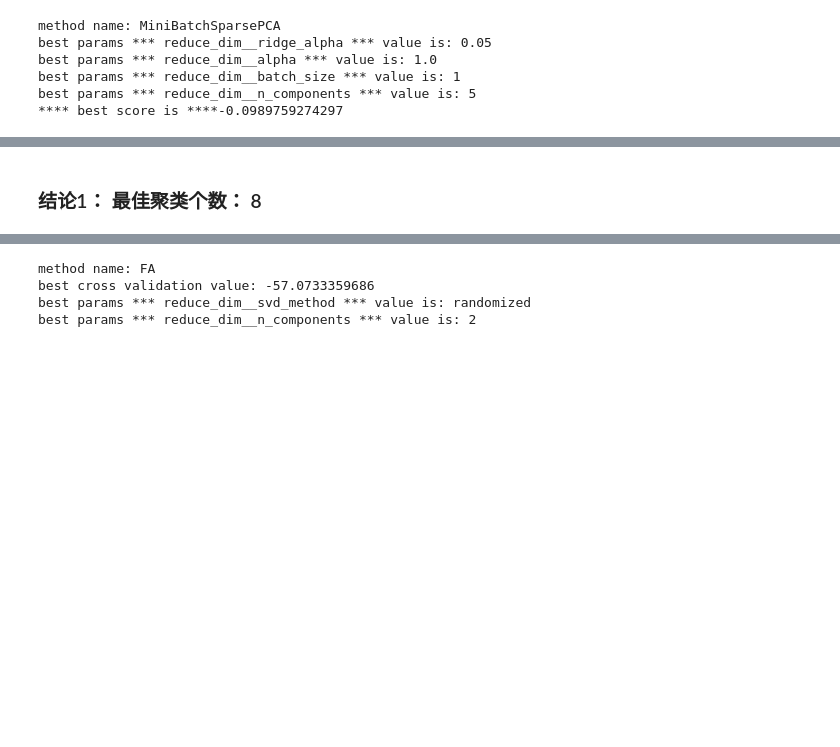
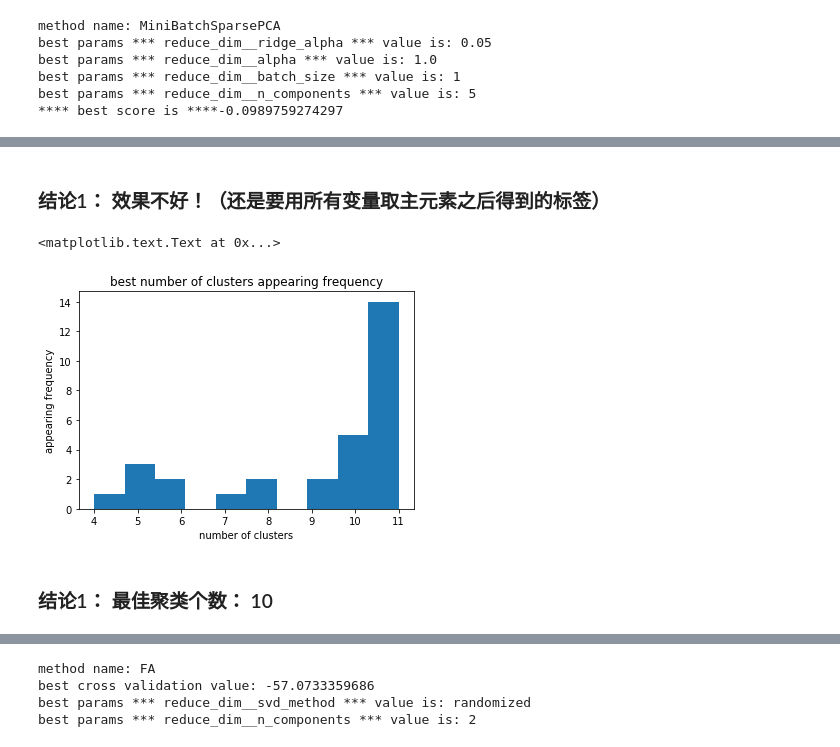
Before and after one commit to lq-yang/Songbird, a Jupyter notebook: chen_recsys.ipynb, the cells around one changed output, grey strips where cells are left out. Cells and saved outputs as stored; diff of their text form; code cells hidden in the pictures; blank space fills up the shorter version.

Commit message:
finish yewu, fin model

```diff
--- a/chen_recsys.ipynb
+++ b/chen_recsys.ipynb
@@ -317,0 +361,7 @@ X_new_dist.shape
+# %%
+c = X_with_f.columns
+# %%
+# get the new columns
+X_with_f[c[1]] = X_with_f[c[1]] / X_with_f[c[0]]
+X_with_f[c[2]] = X_with_f[c[2]] / X_with_f[c[0]]
+X_with_f[c[3]] = X_with_f[c[3]] / X_with_f[c[0]]
@@ -328,7 +387,7 @@ def train_cluster_method(X, clf, param, name):
     res['best_cross_val'] = np.mean(cross_val_score(model.best_estimator_, X))
     res['method_name'] = name
     res['best_params'] = model.best_params_
-    clf.fit(X)
+    res['best_number'] = model.best_params_['cluster__n_clusters']
     res['cv'] = cv
     return res;
 # %%
@@ -340,12 +399,14 @@ def show_cluster_method(res):
 # %%
 best_res = {}
 best_score = -np.infty
-for i in range(20):
-    print "**** no weighted train sparsePCA ****"
-    spca_params = {'n_clusters': np.arange(3, 11, 1)}
-    spca_res = train_cluster_method(X_no_weight_in_year, MiniBatchSparsePCA(ridge_alpha=0.05, alpha=1.0, batch_size=1, n_components=5), spca_params, 'MiniBatchSparsePCA')
-    show_cluster_method(spca_res)
-    if (spca_res['best_cross_val'] > best_score):
-        best_score = spca_res['best_cross_val']
-        best_res = spca_res
+number = []
+for i in range(30):
+    print "**** Kmeans ****"
+    kmeans_param = {'n_clusters': np.arange(3, 12, 1)}
+    kmeans_res = train_cluster_method(X_with_f, MiniBatchSparsePCA(ridge_alpha=0.05, alpha=1.0, n_components=5, batch_size=1), kmeans_param, 'Kmeans')
+    show_cluster_method(kmeans_res)
+    number.append(kmeans_res['best_number'])
+    if (kmeans_res['best_cross_val'] > best_score):
+        best_score = kmeans_res['best_cross_val']
+        best_res = kmeans_res
 # %% [output]
@@ -405,5 +430,15 @@ best cross validation score is: -0.347448996403
+# %% [markdown]
+### 结论1： 效果不好！（还是要用所有变量取主元素之后得到的标签）
+# %%
+plt.hist(number)
+plt.title("best number of clusters appearing frequency")
+plt.xlabel("number of clusters")
+plt.ylabel("appearing frequency")
+# %% [output]
+<matplotlib.text.Text at 0x...>
+[figure, added]
 # %% [markdown]
-### 结论1： 最佳聚类个数： 8
+### 结论1： 最佳聚类个数： 10
 # %%
 show_cluster_method(best_res)
 # %% [output]
```
Also changed, not shown: parts of 35 cells of this notebook, 15 other files.
